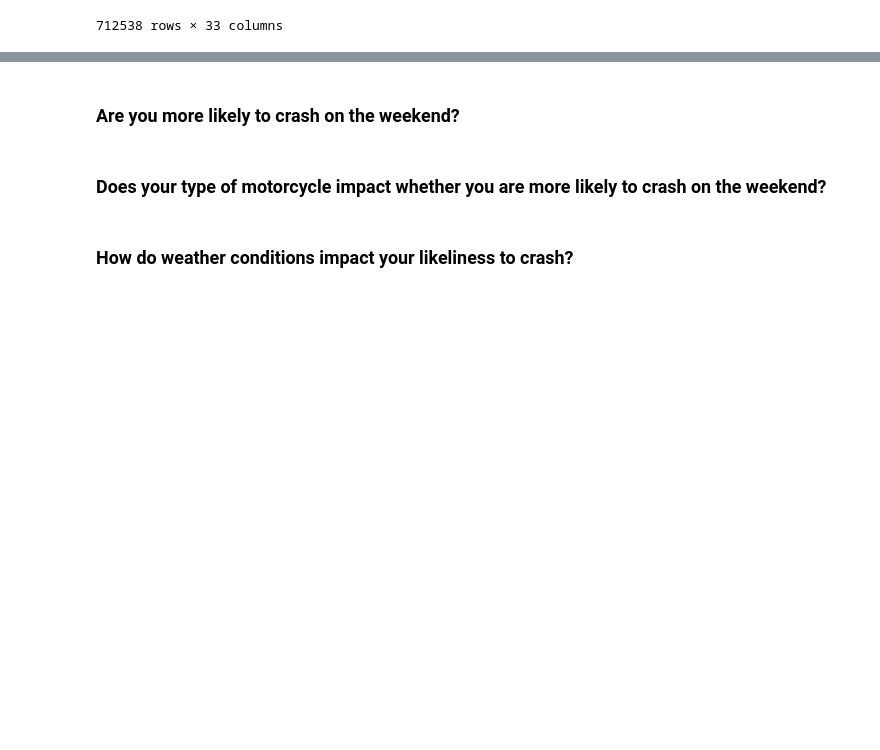
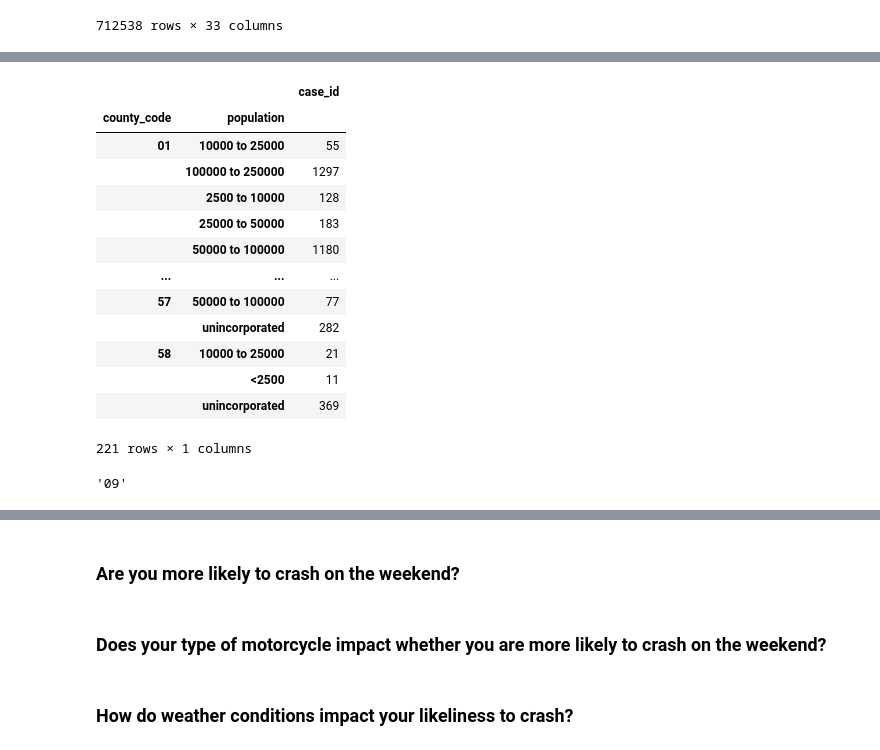
Before and after one commit to nkespiritu/california-collisions-dashboard, a Jupyter notebook: california-eda.ipynb, the cells around one changed output, grey strips where cells are left out. Saved outputs shown, nothing was run; the diff lists cells and outputs as text; code cells hidden in the pictures; blank space fills up the shorter version.

```diff
--- a/california-eda.ipynb
+++ b/california-eda.ipynb
@@ -508,0 +526,39 @@ df_parties_2020
+# %%
+query = '''
+SELECT case_id, latitude, longitude, collision_date, SUBSTR(county_city_location, -4, 2) AS county_code,
+    population,
+    collision_time, weather_1, weather_2, collision_severity,
+    severe_injury_count, other_visible_injury_count,
+    complaint_of_pain_injury_count, pedestrian_killed_count,
+    pedestrian_injured_count, bicyclist_killed_count,
+    bicyclist_injured_count, motorcyclist_killed_count,
+    motorcyclist_injured_count, killed_victims, injured_victims,
+    party_count, primary_collision_factor, pcf_violation_code,
+    pcf_violation_category, pcf_violation, pcf_violation_subsection,
+    lighting, road_surface, road_condition_1, road_condition_2,
+    pedestrian_collision, bicycle_collision, motorcycle_collision, truck_collision,
+    alcohol_involved, hit_and_run
+FROM collisions
+WHERE collision_date IS NOT NULL
+AND collision_time IS NOT NULL
+AND date(collision_date) BETWEEN date('2021-01-01') and date('2021-12-31')
+'''
+df = pd.read_sql_query(query, con,
+                    parse_dates=['collision_date'])
+# %%
+pd.DataFrame(df.groupby(['county_code', 'population'])['case_id'].count())
+# %% [output]
+|  |  | case_id |
+| county_code | population |  |
+| 01 | 10000 to 25000 | 55 |
+|  | 100000 to 250000 | 1297 |
+|  | 2500 to 10000 | 128 |
+|  | 25000 to 50000 | 183 |
+|  | 50000 to 100000 | 1180 |
+| ... | ... | ... |
+| 57 | 50000 to 100000 | 77 |
+|  | unincorporated | 282 |
+| 58 | 10000 to 25000 | 21 |
+|  | <2500 | 11 |
+|  | unincorporated | 369 |
+221 rows × 1 columns
@@ -508,0 +626,6 @@ df_parties_2020
+# %%
+
+
+retrieveCountyName(county_codes, 'El Dorado')
+# %% [output]
+'09'
```
Also changed, not shown: parts of 7 cells of this notebook, 3 other files.
